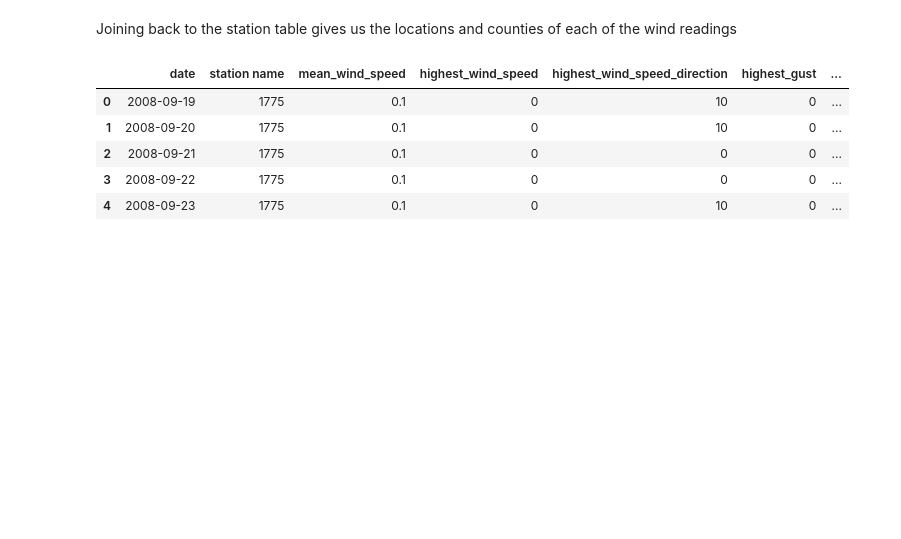
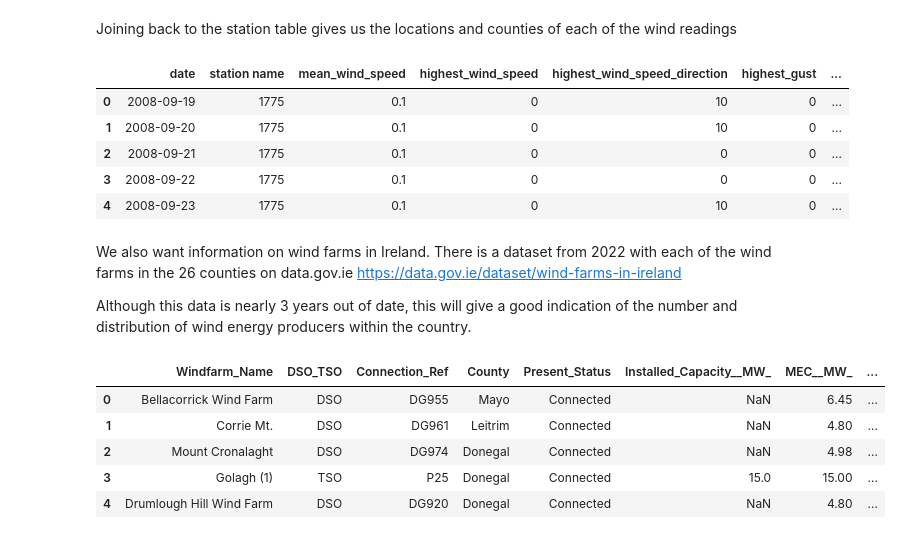
Before and after one commit to Cking313/programming_for_data_analytics, a Jupyter notebook: project/download_weather_data.ipynb, the cells around one changed output. Saved outputs shown, nothing was run; the diff lists cells and outputs as text; code cells hidden in the pictures; blank space fills up the shorter version.

```diff
--- a/project/download_weather_data.ipynb
+++ b/project/download_weather_data.ipynb
@@ -388,3 +388,20 @@ cleaned_wind_df.head()
 | 2 | 2008-09-21 | 1775 | 0.1 | 0 | 0 | 0 | ... |
 | 3 | 2008-09-22 | 1775 | 0.1 | 0 | 0 | 0 | ... |
 | 4 | 2008-09-23 | 1775 | 0.1 | 0 | 10 | 0 | ... |
+# %% [markdown]
+We also want information on wind farms in Ireland. There is a dataset from 2022 with each of the wind farms in the 26 counties on data.gov.ie
+https://data.gov.ie/dataset/wind-farms-in-ireland
+
+Although this data is nearly 3 years out of date, this will give a good indication of the number and distribution of wind energy producers within the country.
+# %%
+wind_farm_df = pd.read_csv('https://seaiopendata.blob.core.windows.net/wind/WindFarmsConnectedJune2022.csv')
+wind_farm_df.to_csv("data/wind_farm_data.csv", index=False)
+
+wind_farm_df.head()
+# %% [output]
+|  | Windfarm_Name | DSO_TSO | Connection_Ref | County | Present_Status | Installed_Capacity__MW_ | MEC__MW_ | ... |
+| 0 | Bellacorrick Wind Farm | DSO | DG955 | Mayo | Connected | NaN | 6.45 | ... |
+| 1 | Corrie Mt. | DSO | DG961 | Leitrim | Connected | NaN | 4.80 | ... |
+| 2 | Mount Cronalaght | DSO | DG974 | Donegal | Connected | NaN | 4.98 | ... |
+| 3 | Golagh (1) | TSO | P25 | Donegal | Connected | 15.0 | 15.00 | ... |
+| 4 | Drumlough Hill Wind Farm | DSO | DG920 | Donegal | Connected | NaN | 4.80 | ... |
```
Also changed, not shown: parts of 6 cells of this notebook.
